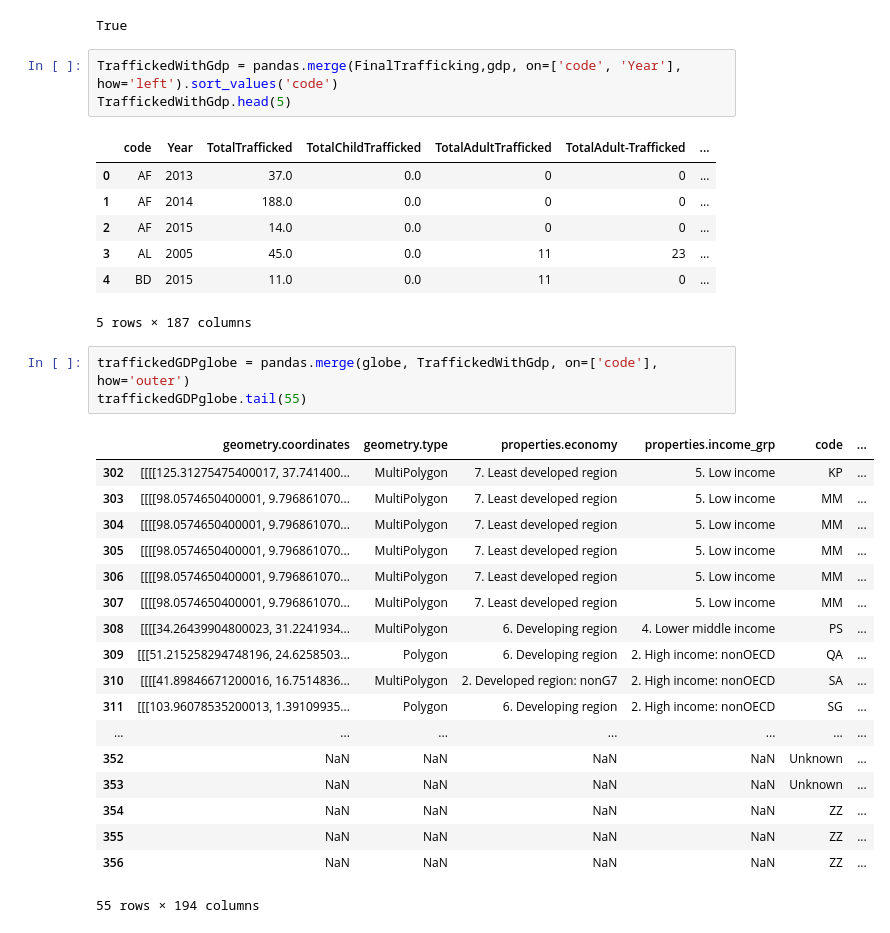
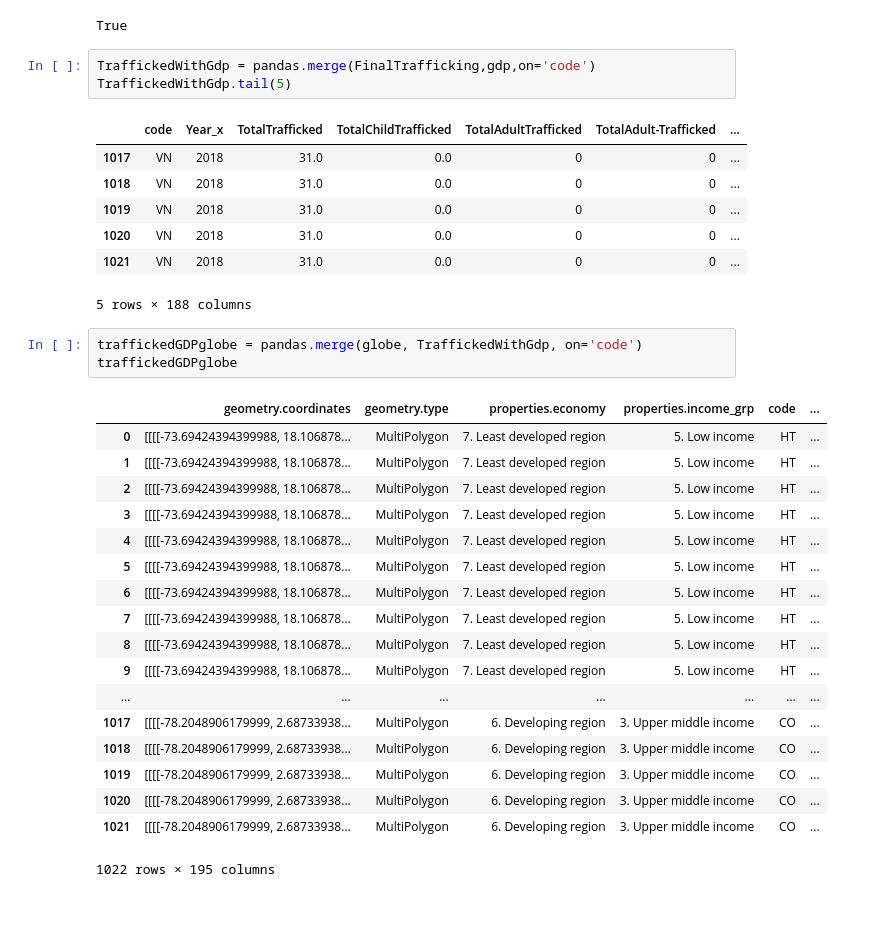
Before and after one commit to benieevelyne/Project2_Neurath, a Jupyter notebook: DataSets/BigMerge.ipynb, the cells around one changed output. Drawn from its saved outputs; the diff is of its cells as text.

Commit message:
#1 merged into #1 Big merge done (Didnt include Incoming Migration in BigMerge)

```diff
--- a/DataSets/BigMerge.ipynb
+++ b/DataSets/BigMerge.ipynb
@@ -355,36 +349,36 @@ gdp['code'].dtypes == FinalTrafficking['code'].dtypes and gdp['Year'].dtypes ==
 # %% [output]
 True
 # %%
-TraffickedWithGdp = pandas.merge(FinalTrafficking,gdp, on=['code', 'Year'], how='left').sort_values('code')
-TraffickedWithGdp.head(5)
+TraffickedWithGdp = pandas.merge(FinalTrafficking,gdp,on='code')
+TraffickedWithGdp.tail(5)
 # %% [output]
-|  | code | Year | TotalTrafficked | TotalChildTrafficked | TotalAdultTrafficked | TotalAdult-Trafficked | ... |
-| 0 | AF | 2013 | 37.0 | 0.0 | 0 | 0 | ... |
-| 1 | AF | 2014 | 188.0 | 0.0 | 0 | 0 | ... |
-| 2 | AF | 2015 | 14.0 | 0.0 | 0 | 0 | ... |
-| 3 | AL | 2005 | 45.0 | 0.0 | 11 | 23 | ... |
-| 4 | BD | 2015 | 11.0 | 0.0 | 11 | 0 | ... |
+|  | code | Year_x | TotalTrafficked | TotalChildTrafficked | TotalAdultTrafficked | TotalAdult-Trafficked | ... |
+| 1017 | VN | 2018 | 31.0 | 0.0 | 0 | 0 | ... |
+| 1018 | VN | 2018 | 31.0 | 0.0 | 0 | 0 | ... |
+| 1019 | VN | 2018 | 31.0 | 0.0 | 0 | 0 | ... |
+| 1020 | VN | 2018 | 31.0 | 0.0 | 0 | 0 | ... |
+| 1021 | VN | 2018 | 31.0 | 0.0 | 0 | 0 | ... |
-5 rows × 187 columns
+5 rows × 188 columns
 # %%
-traffickedGDPglobe = pandas.merge(globe, TraffickedWithGdp, on=['code'], how='outer')
-traffickedGDPglobe.tail(55)
+traffickedGDPglobe = pandas.merge(globe, TraffickedWithGdp, on='code')
+traffickedGDPglobe
 # %% [output]
 |  | geometry.coordinates | geometry.type | properties.economy | properties.income_grp | code | ... |
-| 302 | [[[[125.31275475400017, 37.741400... | MultiPolygon | 7. Least developed region | 5. Low income | KP | ... |
-| 303 | [[[[98.0574650400001, 9.796861070... | MultiPolygon | 7. Least developed region | 5. Low income | MM | ... |
-| 304 | [[[[98.0574650400001, 9.796861070... | MultiPolygon | 7. Least developed region | 5. Low income | MM | ... |
-| 305 | [[[[98.0574650400001, 9.796861070... | MultiPolygon | 7. Least developed region | 5. Low income | MM | ... |
-| 306 | [[[[98.0574650400001, 9.796861070... | MultiPolygon | 7. Least developed region | 5. Low income | MM | ... |
-| 307 | [[[[98.0574650400001, 9.796861070... | MultiPolygon | 7. Least developed region | 5. Low income | MM | ... |
-| 308 | [[[[34.26439904800023, 31.2241934... | MultiPolygon | 6. Developing region | 4. Lower middle income | PS | ... |
-| 309 | [[[51.215258294748196, 24.6258503... | Polygon | 6. Developing region | 2. High income: nonOECD | QA | ... |
-| 310 | [[[[41.89846671200016, 16.7514836... | MultiPolygon | 2. Developed region: nonG7 | 2. High income: nonOECD | SA | ... |
-| 311 | [[[103.96078535200013, 1.39109935... | Polygon | 6. Developing region | 2. High income: nonOECD | SG | ... |
+| 0 | [[[[-73.69424394399988, 18.106878... | MultiPolygon | 7. Least developed region | 5. Low income | HT | ... |
+| 1 | [[[[-73.69424394399988, 18.106878... | MultiPolygon | 7. Least developed region | 5. Low income | HT | ... |
+| 2 | [[[[-73.69424394399988, 18.106878... | MultiPolygon | 7. Least developed region | 5. Low income | HT | ... |
+| 3 | [[[[-73.69424394399988, 18.106878... | MultiPolygon | 7. Least developed region | 5. Low income | HT | ... |
+| 4 | [[[[-73.69424394399988, 18.106878... | MultiPolygon | 7. Least developed region | 5. Low income | HT | ... |
+| 5 | [[[[-73.69424394399988, 18.106878... | MultiPolygon | 7. Least developed region | 5. Low income | HT | ... |
+| 6 | [[[[-73.69424394399988, 18.106878... | MultiPolygon | 7. Least developed region | 5. Low income | HT | ... |
+| 7 | [[[[-73.69424394399988, 18.106878... | MultiPolygon | 7. Least developed region | 5. Low income | HT | ... |
+| 8 | [[[[-73.69424394399988, 18.106878... | MultiPolygon | 7. Least developed region | 5. Low income | HT | ... |
+| 9 | [[[[-73.69424394399988, 18.106878... | MultiPolygon | 7. Least developed region | 5. Low income | HT | ... |
 | ... | ... | ... | ... | ... | ... | ... |
-| 352 | NaN | NaN | NaN | NaN | Unknown | ... |
-| 353 | NaN | NaN | NaN | NaN | Unknown | ... |
-| 354 | NaN | NaN | NaN | NaN | ZZ | ... |
-| 355 | NaN | NaN | NaN | NaN | ZZ | ... |
-| 356 | NaN | NaN | NaN | NaN | ZZ | ... |
+| 1017 | [[[[-78.2048906179999, 2.68733938... | MultiPolygon | 6. Developing region | 3. Upper middle income | CO | ... |
+| 1018 | [[[[-78.2048906179999, 2.68733938... | MultiPolygon | 6. Developing region | 3. Upper middle income | CO | ... |
+| 1019 | [[[[-78.2048906179999, 2.68733938... | MultiPolygon | 6. Developing region | 3. Upper middle income | CO | ... |
+| 1020 | [[[[-78.2048906179999, 2.68733938... | MultiPolygon | 6. Developing region | 3. Upper middle income | CO | ... |
+| 1021 | [[[[-78.2048906179999, 2.68733938... | MultiPolygon | 6. Developing region | 3. Upper middle income | CO | ... |
-55 rows × 194 columns
+1022 rows × 195 columns
 # %%
```
Also changed, not shown: parts of 9 cells of this notebook, 3 other files.
